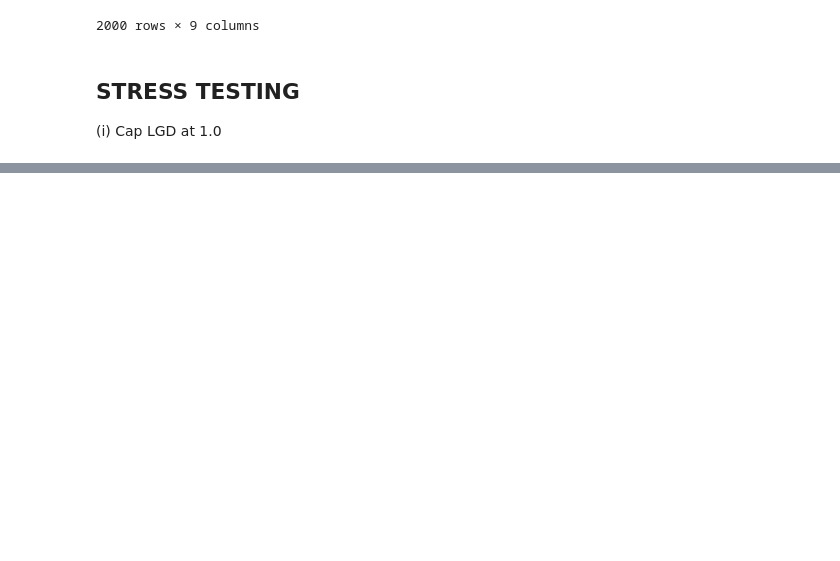
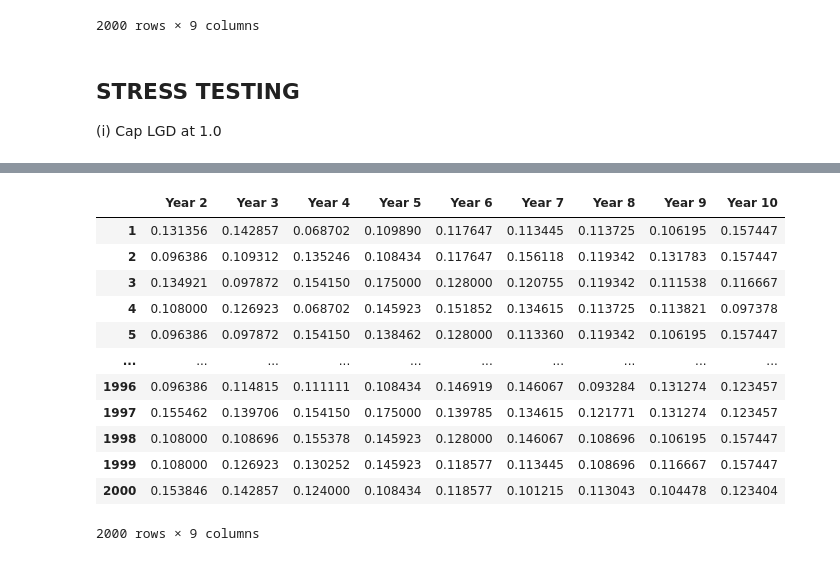
Before and after one commit to adityapentyala/fram-assignment, a Jupyter notebook: expected_loss.ipynb, the cells around one changed output, grey strips where cells are left out. Saved outputs shown, nothing was run; the diff lists cells and outputs as text; code cells hidden in the pictures; blank space fills up the shorter version.

```diff
--- a/expected_loss.ipynb
+++ b/expected_loss.ipynb
@@ -122,0 +188,23 @@ stress_test_expected_loss_df.to_excel("outputs/stress_test_expected_loss_year_2_
+# %%
+stress_test_2_prob_default_df= pd.DataFrame()
+
+for year in range(2, 11):
+    for borrower in borrowers.index:
+        rating = stress_test_ratings_df.loc[borrower, f'Year {year}']
+        prob_default = probs_default[year-2].loc[rating]
+        stress_test_2_prob_default_df.loc[borrower, f'Year {year}'] = prob_default
+stress_test_2_prob_default_df
+# %% [output]
+|  | Year 2 | Year 3 | Year 4 | Year 5 | Year 6 | Year 7 | Year 8 | Year 9 | Year 10 |
+| 1 | 0.131356 | 0.142857 | 0.068702 | 0.109890 | 0.117647 | 0.113445 | 0.113725 | 0.106195 | 0.157447 |
+| 2 | 0.096386 | 0.109312 | 0.135246 | 0.108434 | 0.117647 | 0.156118 | 0.119342 | 0.131783 | 0.157447 |
+| 3 | 0.134921 | 0.097872 | 0.154150 | 0.175000 | 0.128000 | 0.120755 | 0.119342 | 0.111538 | 0.116667 |
+| 4 | 0.108000 | 0.126923 | 0.068702 | 0.145923 | 0.151852 | 0.134615 | 0.113725 | 0.113821 | 0.097378 |
+| 5 | 0.096386 | 0.097872 | 0.154150 | 0.138462 | 0.128000 | 0.113360 | 0.119342 | 0.106195 | 0.157447 |
+| ... | ... | ... | ... | ... | ... | ... | ... | ... | ... |
+| 1996 | 0.096386 | 0.114815 | 0.111111 | 0.108434 | 0.146919 | 0.146067 | 0.093284 | 0.131274 | 0.123457 |
+| 1997 | 0.155462 | 0.139706 | 0.154150 | 0.175000 | 0.139785 | 0.134615 | 0.121771 | 0.131274 | 0.123457 |
+| 1998 | 0.108000 | 0.108696 | 0.155378 | 0.145923 | 0.128000 | 0.146067 | 0.108696 | 0.106195 | 0.157447 |
+| 1999 | 0.108000 | 0.126923 | 0.130252 | 0.145923 | 0.118577 | 0.113445 | 0.108696 | 0.116667 | 0.157447 |
+| 2000 | 0.153846 | 0.142857 | 0.124000 | 0.108434 | 0.118577 | 0.101215 | 0.113043 | 0.104478 | 0.123404 |
+2000 rows × 9 columns
```
Also changed, not shown: parts of 10 cells of this notebook, 4 other files.
